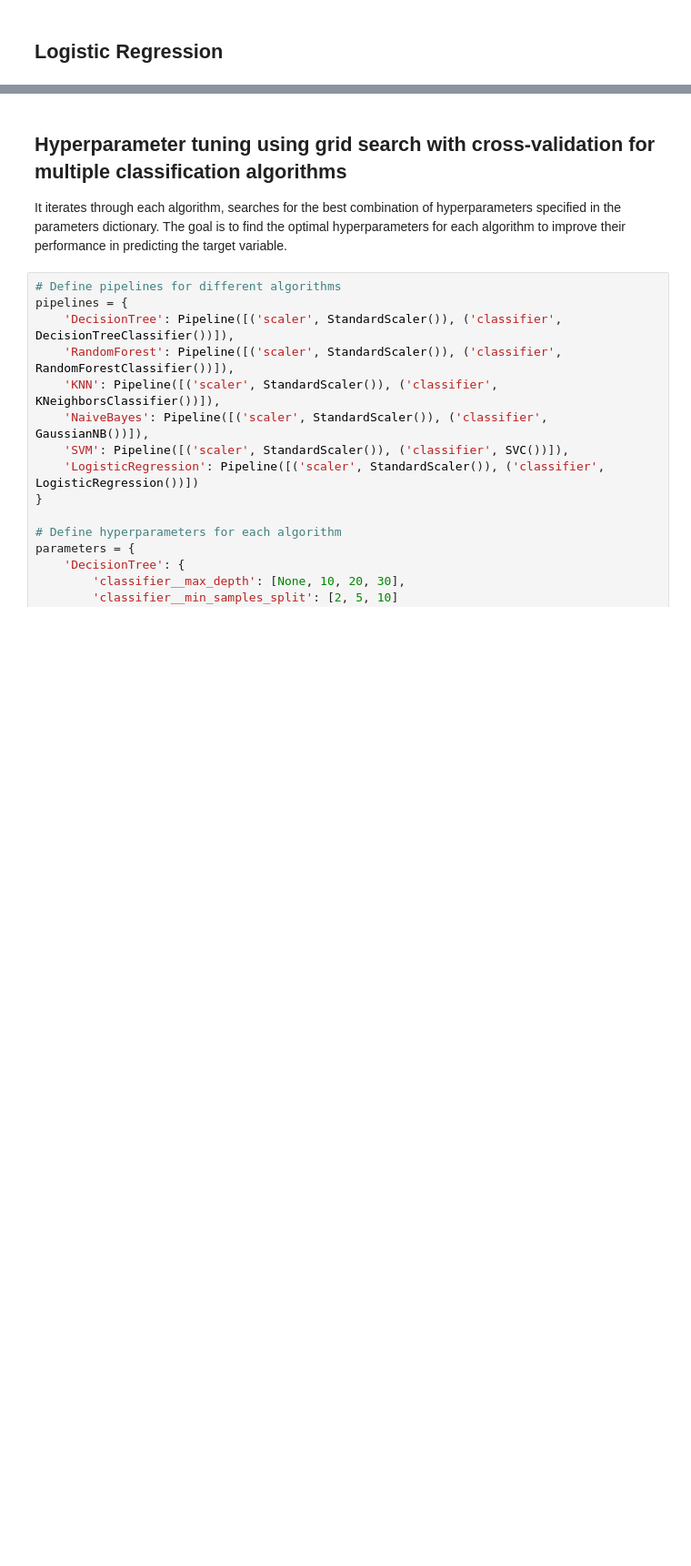
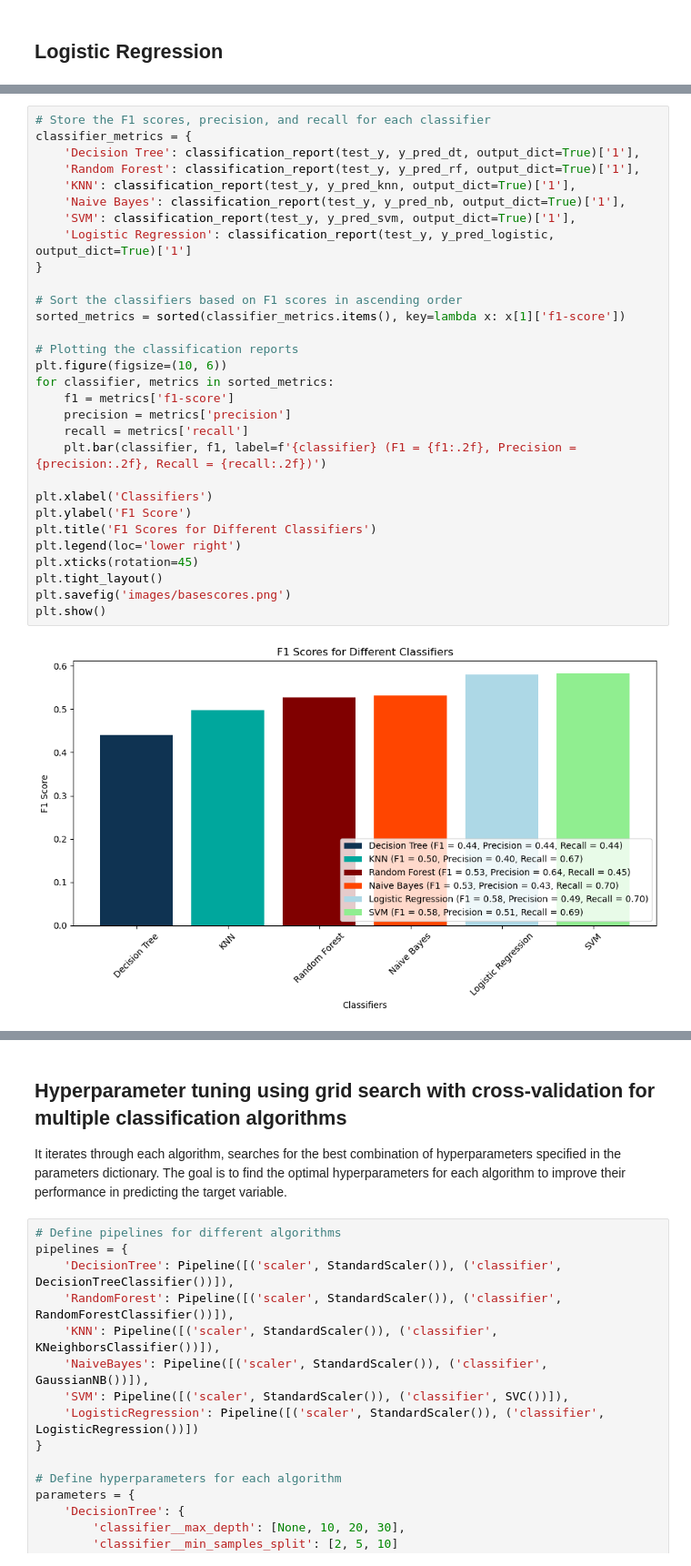
Before and after one commit to Cynthiachelangat/h1n1vaccineprediction, a Jupyter notebook: main.ipynb, the cells around one changed output, grey strips where cells are left out. Shown at 91% size. Drawn from its saved outputs; the diff is of its cells as text; blank space fills up the shorter version.

```diff
--- a/main.ipynb
+++ b/main.ipynb
@@ -1199,0 +1193,32 @@ The logistic regression model achieves an overall accuracy of 77% on the test da
+# %%
+# Store the F1 scores, precision, and recall for each classifier
+classifier_metrics = {
+    'Decision Tree': classification_report(test_y, y_pred_dt, output_dict=True)['1'],
+    'Random Forest': classification_report(test_y, y_pred_rf, output_dict=True)['1'],
+    'KNN': classification_report(test_y, y_pred_knn, output_dict=True)['1'],
+    'Naive Bayes': classification_report(test_y, y_pred_nb, output_dict=True)['1'],
+    'SVM': classification_report(test_y, y_pred_svm, output_dict=True)['1'],
+    'Logistic Regression': classification_report(test_y, y_pred_logistic, output_dict=True)['1']
+}
+
+# Sort the classifiers based on F1 scores in ascending order
+sorted_metrics = sorted(classifier_metrics.items(), key=lambda x: x[1]['f1-score'])
+
+# Plotting the classification reports
+plt.figure(figsize=(10, 6))
+for classifier, metrics in sorted_metrics:
+    f1 = metrics['f1-score']
+    precision = metrics['precision']
+    recall = metrics['recall']
+    plt.bar(classifier, f1, label=f'{classifier} (F1 = {f1:.2f}, Precision = {precision:.2f}, Recall = {recall:.2f})')
+
+plt.xlabel('Classifiers')
+plt.ylabel('F1 Score')
+plt.title('F1 Scores for Different Classifiers')
+plt.legend(loc='lower right')
+plt.xticks(rotation=45)
+plt.tight_layout()
+plt.savefig('images/basescores.png')
+plt.show()
+# %% [output]
+[figure, added]
```
Also changed, not shown: parts of 37 cells of this notebook, 11 other files.
